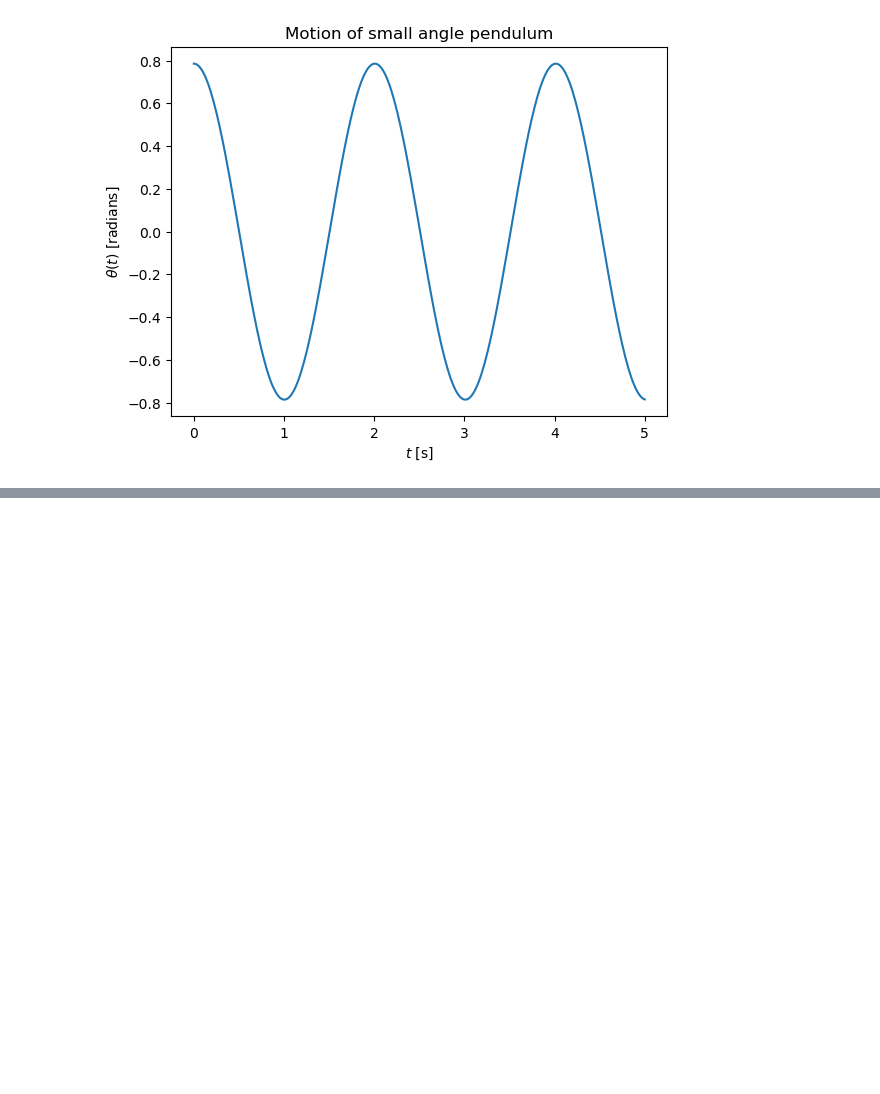
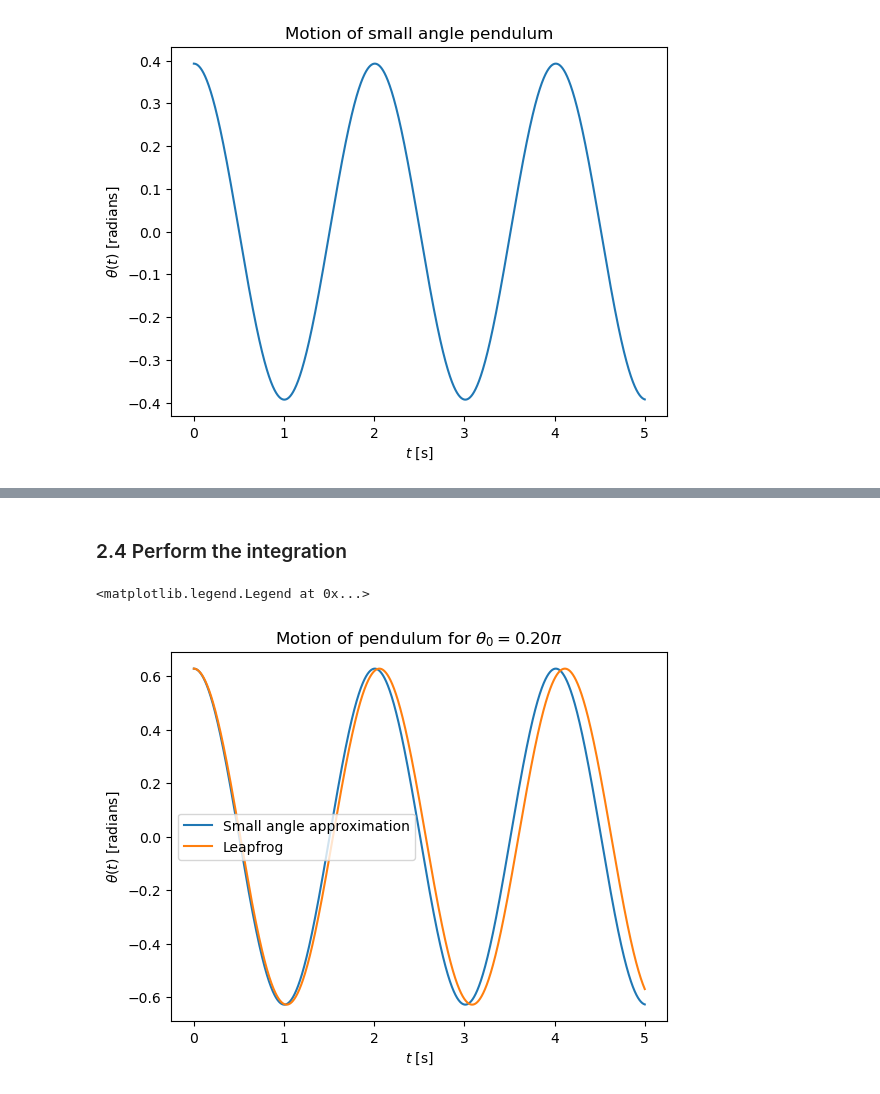
Before and after one commit to hbelzer/8.13-code-snippets, a Jupyter notebook: L0-Pendulum/integrate.ipynb, the cells around one changed output, grey strips where cells are left out. Cells and saved outputs as stored; diff of their text form; code cells hidden in the pictures; blank space fills up the shorter version.

Commit message:
leapfrog

```diff
--- a/L0-Pendulum/integrate.ipynb
+++ b/L0-Pendulum/integrate.ipynb
@@ -51,22 +51,32 @@ g_cambridge = 9.8038  # In SI units [ms^{-2}]
 L = 1.0 # In meters [m]
 
 
-# Code up the analytical solution
-def small_angle_theta(t, omega = np.sqrt(g_cambridge/L), theta0 = np.pi/4):   # we set some reasonable default values
+# Code up the analytical solution, we use the numpydoc format for function docstrings (https://numpydoc.readthedocs.io/en/latest/example.html)
+def small_angle_theta(t, theta0 = np.pi/8, omega = np.sqrt(g_cambridge/L)):   # we set some reasonable default values
     """ Angular position of a small angle approximation pendulum of frequency omega at time t
-        --- Parameters ---
-        t   :   time [seconds]
-        omega   :   frequency of oscillation [radians per second]
-        theta_0 :   angular position of pendulum at time t=0 [raidans]
 
-        --- Returns ---
-        theta   :   angular position of pendulum at time t [raidans]
+        Parameters
+        ----------
+        t : array_like  (basically means a number, list of numbers or numpy array of numbers, likely floats in this instance)
+            time at which we evaluate the position [seconds]
+        theta0 : float
+            angular position of pendulum at time t=0 [radians]
+        omega : float
+            frequency of oscillator [radians per second]
+
+        Returns
+        -------
+        theta : array_like
+            angular position of pendulum at time t [radians]
     """
     return theta0 * np.cos(omega*t)
 # %%
 # Make a plot
-t_values = np.linspace(0, 5, 300)
-small_angle_theta_values = small_angle_theta(t_values) # numpy operations automatically broadcast calculation over whole array of t values
+num_timesteps = 10000
+
+t_values = np.linspace(0, 5, num_timesteps)
+small_angle_theta_values = small_angle_theta(t_values)  # numpy operations automatically broadcast calculation over whole array of t values
+                                                        # We also use the default values for theta0 and omega
 
 plt.plot(t_values, small_angle_theta_values)
 plt.xlabel(r"$t$ [s]")
@@ -80,0 +193,20 @@ If we dont make the small angle approximation, we must solve the nonlinear equat
+# %% [markdown]
+### 2.4 Perform the integration
+# %%
+theta0 = np.pi/5
+omega = np.sqrt(g_cambridge/L) # already the default value, but plugging it into the functions for demonstration purposes
+
+theta, v = integrate(v_update_pendulum, t_values, theta0=theta0, omega=omega) # no small angle approx
+small_angle_theta_values = small_angle_theta(t_values, theta0=theta0, omega=omega) # small angle approx
+# %%
+fig = plt.figure()
+
+plt.plot(t_values, small_angle_theta_values, label = "Small angle approximation")
+plt.plot(t_values, theta, label = "Leapfrog")
+plt.xlabel(r"$t$ [s]")
+plt.ylabel(r"$\theta (t)$ [radians]")
+plt.title(r"Motion of pendulum for $\theta_0={:.2f}\pi$".format(theta0/np.pi))
+plt.legend()
+# %% [output]
+<matplotlib.legend.Legend at 0x...>
+[figure, added]
```
Also changed, not shown: parts of 9 cells of this notebook, 1 other file.
